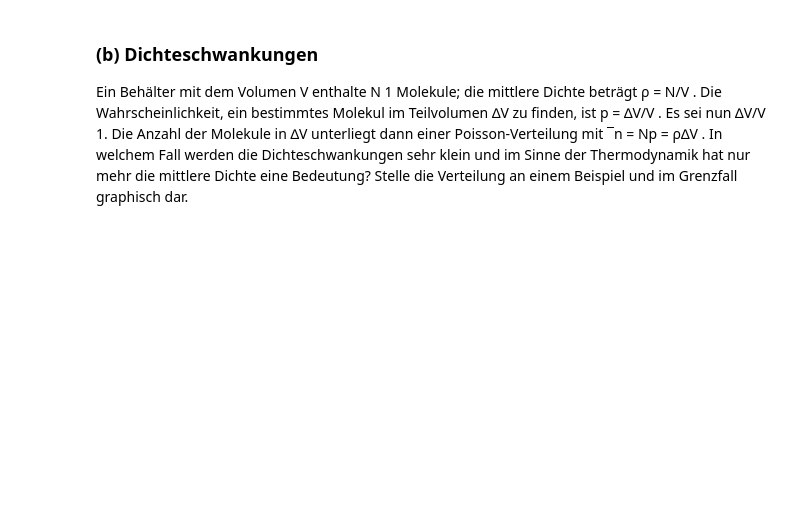
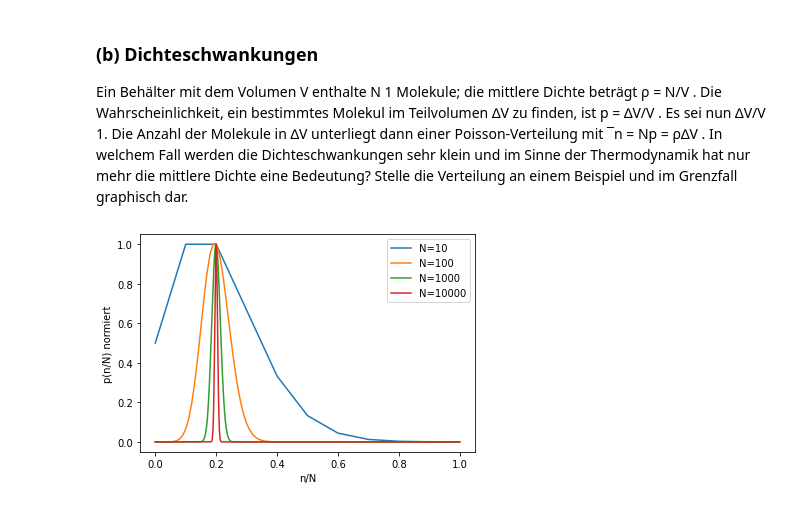
Before and after one commit to emhl/CoPhy2, a Jupyter notebook: Blatt2-Verteilungen/Blatt2-Aufg2.ipynb, the cells around one changed output. Saved outputs shown, nothing was run; the diff lists cells and outputs as text; code cells hidden in the pictures; blank space fills up the shorter version.

```diff
--- a/Blatt2-Verteilungen/Blatt2-Aufg2.ipynb
+++ b/Blatt2-Verteilungen/Blatt2-Aufg2.ipynb
@@ -18,6 +18,6 @@ Punktmutationen gegenuber dem elterlichen Chromosom 10 bekommt? Stelle die ¨
 Ergebnisse graphisch dar.
 # %%
 p = 1/50 * 1e-3
-n = 135e6
+n = 135e3
 x = np.arange(0, n+1)
 y = stats.poisson.pmf(x, n*p)
@@ -34,3 +35,19 @@ Molekule in ∆V unterliegt dann einer Poisson-Verteilung mit ¯n = Np = ρ∆V
 welchem Fall werden die Dichteschwankungen sehr klein und im Sinne der
 Thermodynamik hat nur mehr die mittlere Dichte eine Bedeutung? Stelle die Verteilung
 an einem Beispiel und im Grenzfall graphisch dar.
+# %%
+# the standard deviation should be minimal -> the distribution should be as thin as possible
+# => N should be as large as possible
+
+V = 1
+dV = V / 5
+for N in [10,100,1000,10000]:
+    x = np.arange(0, N+1)
+    y = stats.poisson.pmf(x, N * dV / V)
+    plt.plot(x/N, y/y.max(), label=f"N={N}")
+plt.legend()
+plt.xlabel("n/N")
+plt.ylabel("p(n/N) normiert")
+plt.show()
+# %% [output]
+[figure, added]
```
Also changed, not shown: parts of 3 cells of this notebook.
